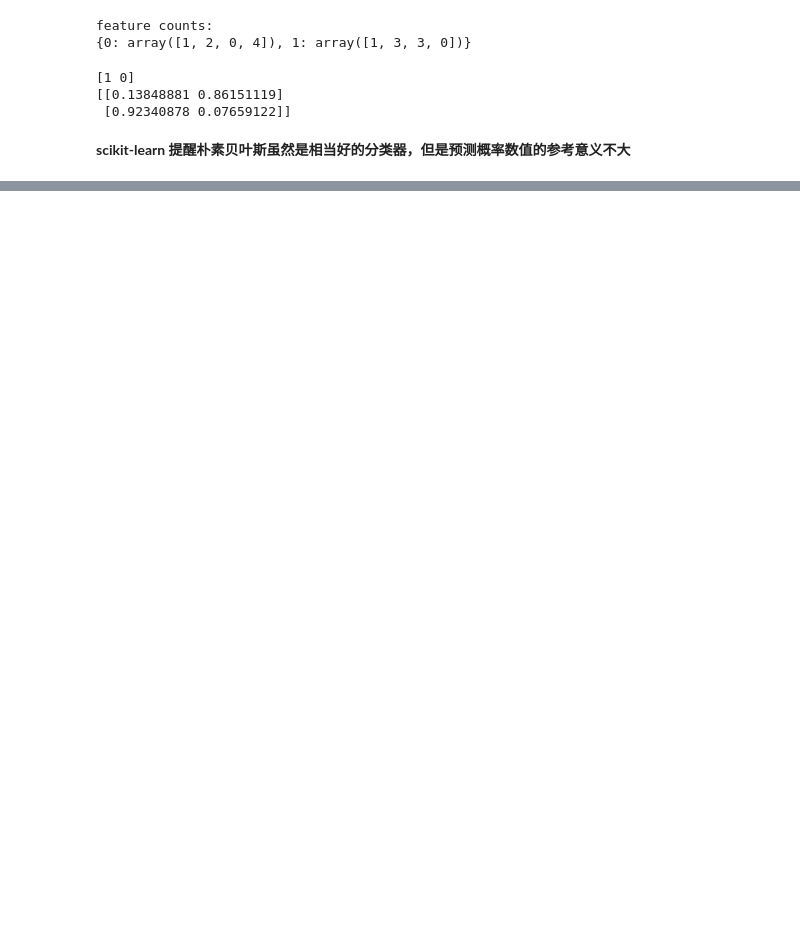
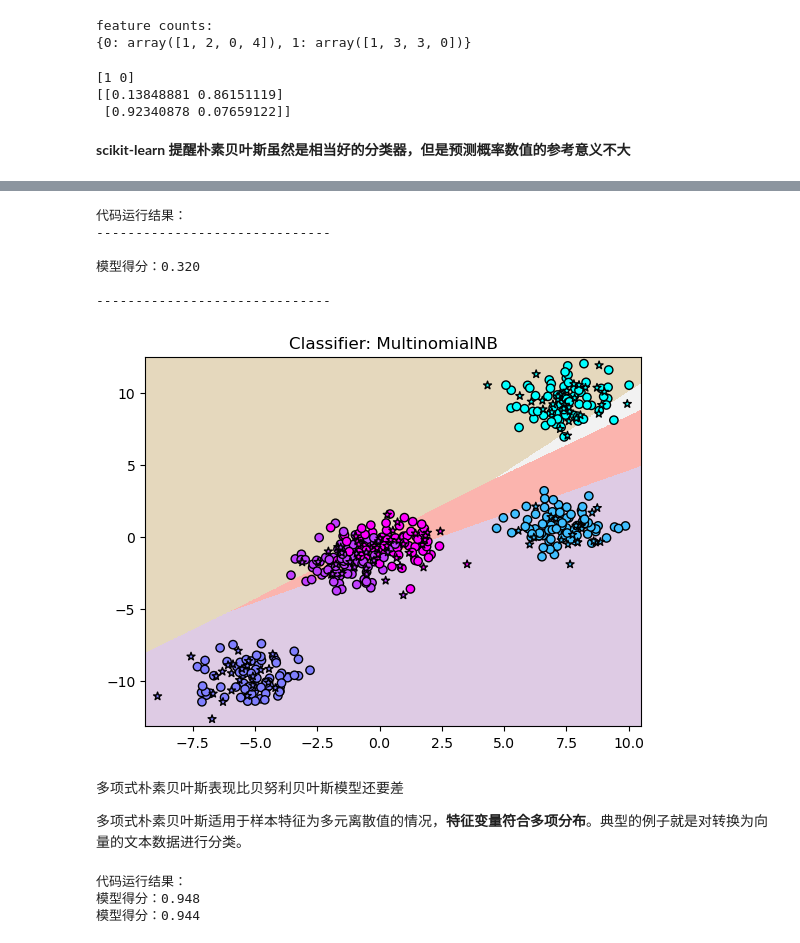
Before and after one commit to millor1989/jupyter1, a Jupyter notebook: Untitled.ipynb, the cells around one changed output, grey strips where cells are left out. Cells and saved outputs as stored; diff of their text form; code cells hidden in the pictures; blank space fills up the shorter version.

```diff
--- a/Untitled.ipynb
+++ b/Untitled.ipynb
@@ -696,0 +808,78 @@ from sklearn.datasets import make_blobs
+# %%
+#导入多项式朴素贝叶斯
+from sklearn.naive_bayes import MultinomialNB
+#导入数据预处理工具MinMaxScaler
+from sklearn.preprocessing import MinMaxScaler
+
+#使用MinMaxScaler对数据进行预处理，使数据全部为非负值
+scaler = MinMaxScaler()
+scaler.fit(X_train)
+X_train_scaled = scaler.transform(X_train)
+X_test_scaled = scaler.transform(X_test)
+#使用多项式朴素贝叶斯拟合经过预处理之后的数据
+mnb = MultinomialNB()
+mnb.fit(X_train_scaled, y_train)
+print('\n\n\n')
+print('代码运行结果：')
+print ('------------------------------\n')
+#打印模型得分
+print('模型得分：{:.3f}'.format(mnb.score(X_test_scaled, y_test)))
+print ('\n------------------------------')
+print('\n\n\n')
+
+
+
+z = mnb.predict(np.c_[(xx.ravel(),yy.ravel())]).reshape(xx.shape)
+#用不同颜色区分不同的分类
+plt.pcolormesh(xx,yy,z,cmap=plt.cm.Pastel1)
+#用散点图表示训练集和测试集
+plt.scatter(X_train[:,0],X_train[:,1],c=y_train,cmap=plt.cm.cool,edgecolor='k')
+plt.scatter(X_test[:,0],X_test[:,1],c=y_test,cmap=plt.cm.cool,marker='*',edgecolor='k')
+#设定横纵轴范围
+plt.xlim(xx.min(),xx.max())
+plt.ylim(yy.min(),yy.max())
+#设定图题
+plt.title('Classifier: MultinomialNB')
+#显示图片
+plt.show()
+# %% [output]
+代码运行结果：
+------------------------------
+
+模型得分：0.320
+
+------------------------------
+[figure, added]
+# %% [markdown]
+多项式朴素贝叶斯表现比贝努利贝叶斯模型还要差
+
+多项式朴素贝叶斯适用于样本特征为多元离散值的情况，**特征变量符合多项分布**。典型的例子就是对转换为向量的文本数据进行分类。
+# %%
+from sklearn.datasets import load_breast_cancer
+cancer = load_breast_cancer()
+
+#将数据集的数值和分类目标赋值给X和y
+X, y = cancer.data, cancer.target
+#使用数据集拆分工具拆分为训练集和测试集
+X_train, X_test, y_train, y_test = train_test_split(X, y, random_state=38)
+
+
+#将数据集的数值和分类目标赋值给X和y
+X, y = cancer.data, cancer.target
+#使用数据集拆分工具拆分为训练集和测试集
+X_train, X_test, y_train, y_test = train_test_split(X, y, random_state=38)
+
+gnb = GaussianNB()
+gnb.fit(X_train, y_train)
+
+
+
+print('\n\n\n')
+print('代码运行结果：')
+print('模型得分：{:.3f}'.format(gnb.score(X_train, y_train)))
+print('模型得分：{:.3f}'.format(gnb.score(X_test, y_test)))
+print('\n\n\n')
+# %% [output]
+代码运行结果：
+模型得分：0.948
+模型得分：0.944
```
Also changed, not shown: parts of 12 cells of this notebook.
